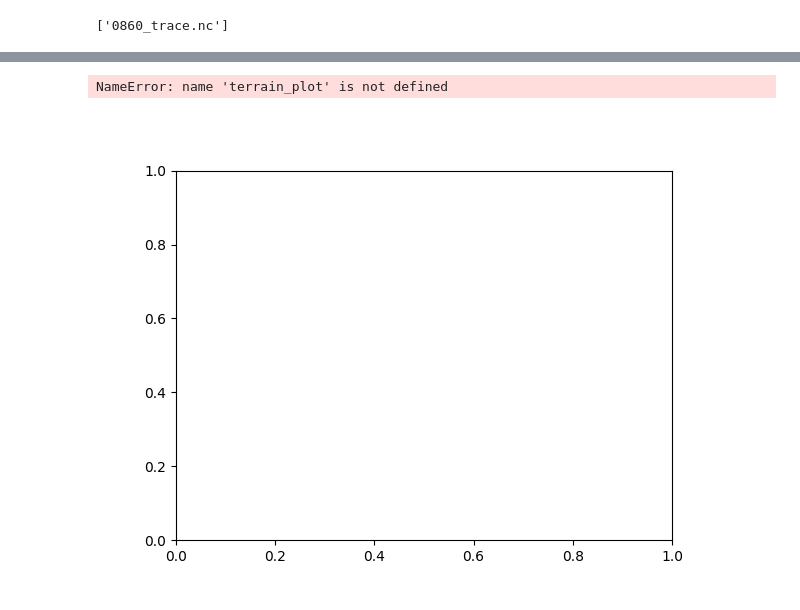
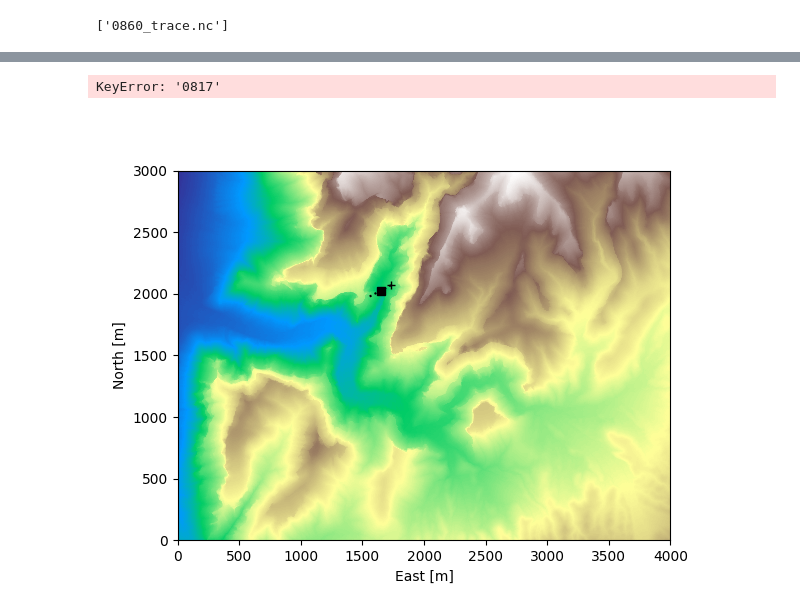
Before and after one commit to KomalKaur0/eigsep_hrzn_mapping, a Jupyter notebook: notebooks/EIGSEP Image Fit.ipynb, the cells around one changed output, grey strips where cells are left out. Saved outputs shown, nothing was run; the diff lists cells and outputs as text; code cells hidden in the pictures.

```diff
--- a/notebooks/EIGSEP Image Fit.ipynb
+++ b/notebooks/EIGSEP Image Fit.ipynb
@@ -295,22 +295,38 @@ WARNING:root:Too few points to create valid contours
+# %%
+def plot_img(ax, data, res=dem.res, xlabel=True, ylabel=True,
+             colorbar=False, cmap='terrain', erng=None, nrng=None, **kw):
+    '''Plot maps with standard format.'''
+    if nrng is None:
+        nrng = (0, data.shape[0] * res)
+    if erng is None:
+        erng = (0, data.shape[1] * res)
+    extent = erng + nrng
+    im = ax.imshow(data, extent=extent, cmap=cmap, origin='lower', interpolation='nearest', **kw)
+    if colorbar:
+        plt.colorbar(im)
+    if xlabel:
+        ax.set_xlabel('East [m]')
+    if ylabel:
+        ax.set_ylabel('North [m]')
 # %%
 #e,n,u = dem.latlon_to_enu(39.247907, -113.402715)
 #u = dem.interp_alt(e, n)
 #print(e, n, u)
 fig, ax = plt.subplots()
 e0, n0, u0 = dem['platform']
 rng = 750
-terrain_plot(dem, res=dem.res, ax=ax, vmin=u0-300, vmax=u0+200, erng_m=(e0-rng, e0+rng), nrng_m=(n0-rng, n0+rng))
+plot_img(ax, dem.data, dem.res)
 plt.plot([e0], [n0], 's', color='k')
 for img in imgs:
     e, n, u = img.prms['e'], img.prms['n'], img.prms['u']
     plt.plot([e], [n], '+', color='k')
     ant_ray = img.get_rays(pixels=np.array(img.meta['ant_px'][::-1]))
     plt.plot([e, e + ant_ray[0] * 220], [n, n + ant_ray[1] * 220], ':', color='k')
     trace = traces[img.key]
     try:
         plt.plot(np.asarray(trace.posterior[f'{img.key}_e']).flatten(), np.asarray(trace.posterior[f'{img.key}_n']).flatten(), '.');
     except(KeyError):
         plt.plot(np.asarray(trace.posterior['e']).flatten(), np.asarray(trace.posterior['n']).flatten(), '.');
 # %% [output]
-NameError: name 'terrain_plot' is not defined
+KeyError: '0817'
-[figure, old version]
+[figure, new version]
```
Also changed, not shown: parts of 12 cells of this notebook, 1 other file.
